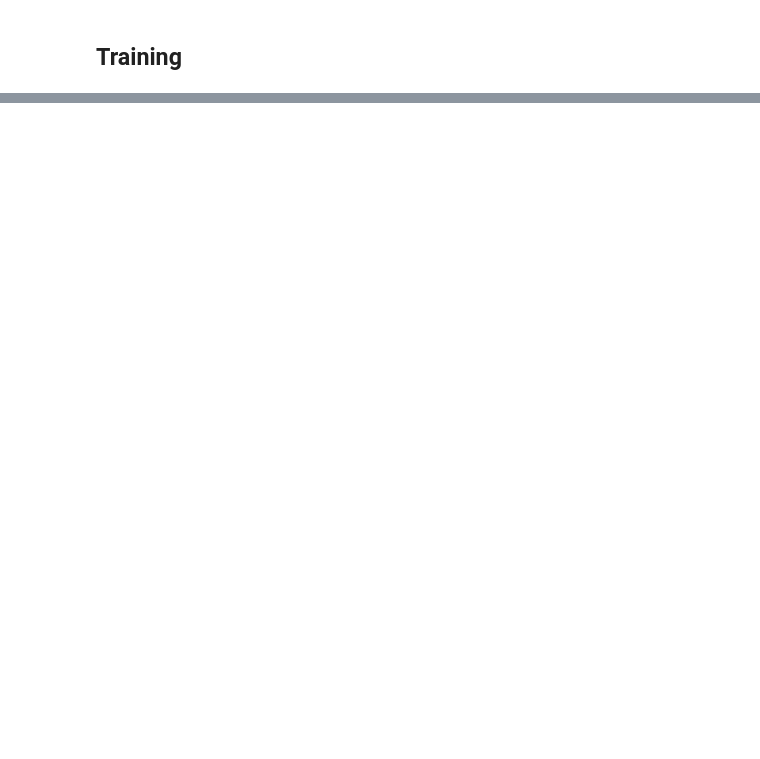
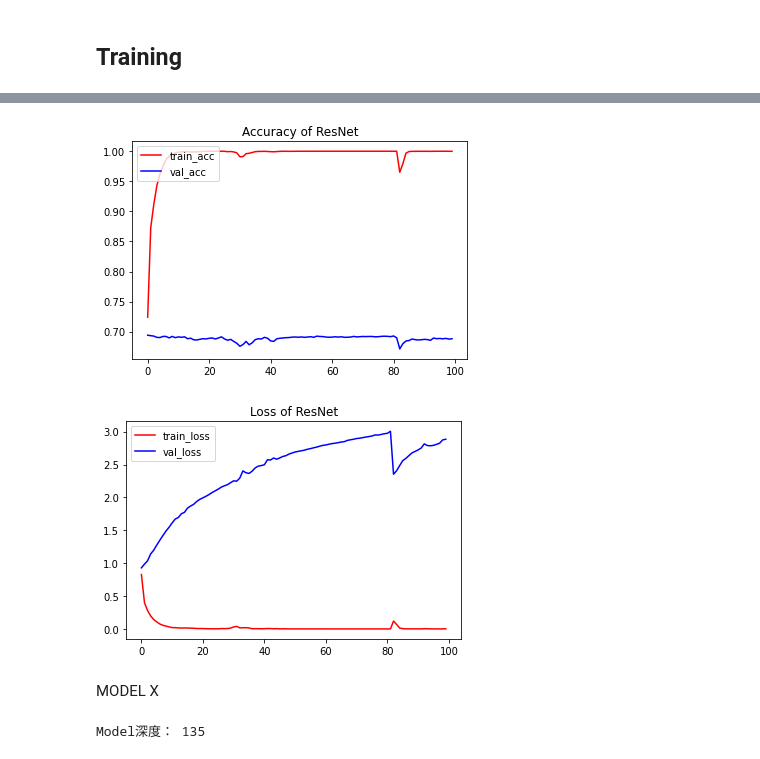
Before and after one commit to PatrickRuan/DL-CVMarathon, a Jupyter notebook: homework/Day021_Transfer_Learning_HW.ipynb, the cells around one changed output, grey strips where cells are left out. Cells and saved outputs as stored; diff of their text form; code cells hidden in the pictures; blank space fills up the shorter version.

```diff
--- a/homework/Day021_Transfer_Learning_HW.ipynb
+++ b/homework/Day021_Transfer_Learning_HW.ipynb
@@ -34,11 +34,12 @@ input_tensor = Input(shape=(32, 32, 3))
 #include top 決定要不要加入 fully Connected Layer
 
 '''Xception 架構'''
+modelX = keras.applications.xception.Xception(include_top=False, weights='imagenet', input_tensor=input_tensor, input_shape=None, pooling=None, classes=1000)
+
 
 """自行填入"""
 
 '''Resnet 50 架構'''
-#model=keras.applications.ResNet50(include_top=False, weights='imagenet',
-                                    #input_tensor=input_tensor,
-                                    #pooling=None, classes=10)
-model.summary()
+modelR=keras.applications.ResNet50(include_top=False, weights='imagenet',
+                                    input_tensor=input_tensor,
+                                    pooling=None, classes=1000)
@@ -45,11 +71,13 @@ model.summary()
 # %% [markdown]
 ## 添加層數
 # %%
-x = model.output
+x = modelR.output
+
+x = Flatten()(x)
+x = Dense(1000, activation='relu')(x)
 
 '''可以參考Cifar10實作章節,自行填入'''
-
-predictions = Dense(output_dim=10,activation='softmax')(x)
-model = Model(inputs=model.input, outputs=predictions)
+predictions = Dense(10,activation='softmax')(x)
+model = Model(inputs=modelR.input, outputs=predictions)
 print('Model深度：', len(model.layers))
 # %% [output]
@@ -95,5 +122,5 @@ In case you used a LabelEncoder before this OneHotEncoder to convert the categor
 # %%
 # compile the model (should be done *after* setting layers to non-trainable)
 model.compile(optimizer = 'adam', loss = 'categorical_crossentropy', metrics = ['accuracy'])
-model.fit(x_train,y_train,batch_size=32,epochs=100)
+history = model.fit(x_train,y_train,batch_size=512,epochs=100, validation_split= 0.2, verbose= 2  )
 # %% [output]
@@ -103,0 +144,30 @@ Epoch 1/100
+# %%
+import matplotlib.pyplot as plt
+plt.plot(range(100),history.history['accuracy'],  c ='r', label ='train_acc')
+plt.plot(range(100),history.history['val_accuracy'],  c ='b', label ='val_acc')
+plt.title('Accuracy of ResNet')
+plt.legend(loc = 2)
+plt.show()
+
+plt.plot(range(100),history.history['loss'], c ='r', label ='train_loss')
+plt.plot(range(100),history.history['val_loss'],c ='b', label ='val_loss')
+plt.title('Loss of ResNet')
+plt.legend(loc = 2)
+plt.show()
+# %% [output]
+[figure, added]
+[figure, added]
+# %% [markdown]
+MODEL X
+# %%
+x = modelX.output
+
+x = Flatten()(x)
+x = Dense(1000, activation='relu')(x)
+
+'''可以參考Cifar10實作章節,自行填入'''
+predictions = Dense(10,activation='softmax')(x)
+model = Model(inputs=modelX.input, outputs=predictions)
+print('Model深度：', len(model.layers))
+# %% [output]
+Model深度： 135
```
Also changed, not shown: parts of 16 cells of this notebook.
